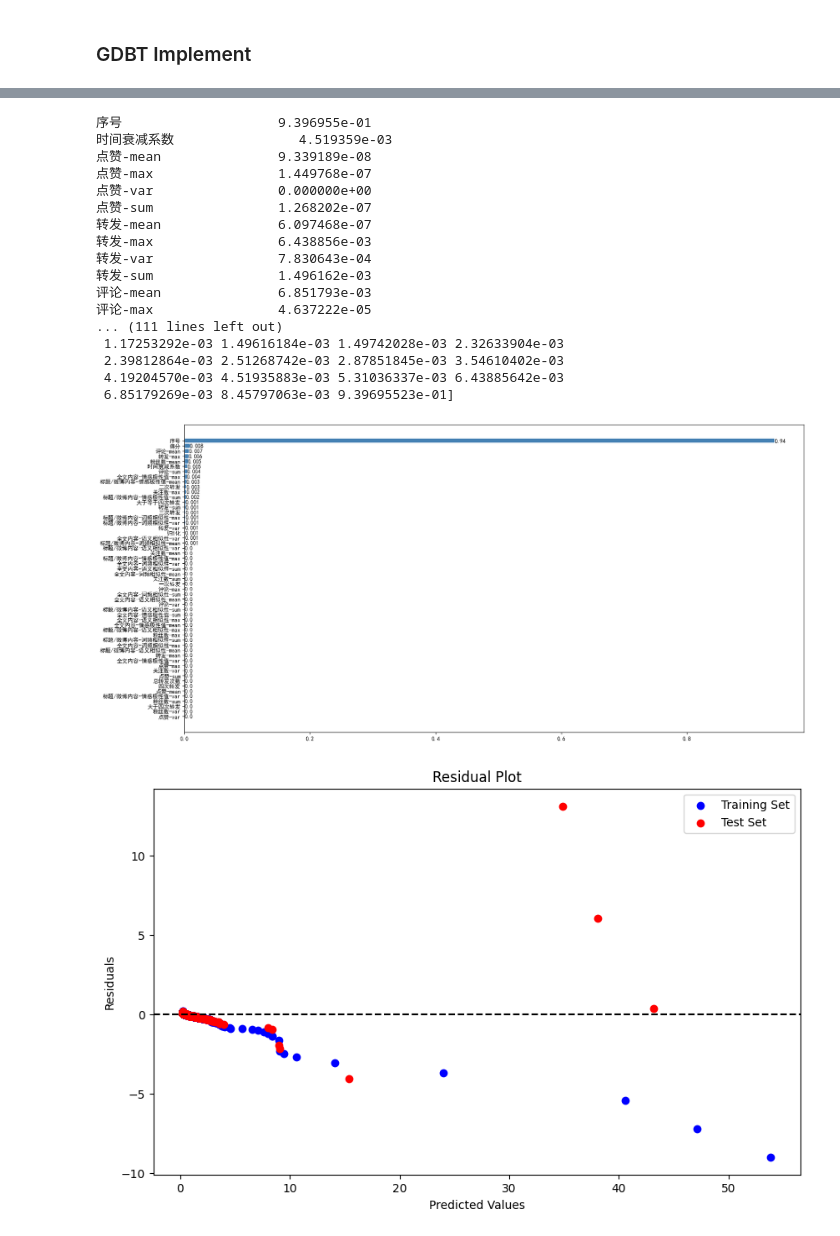
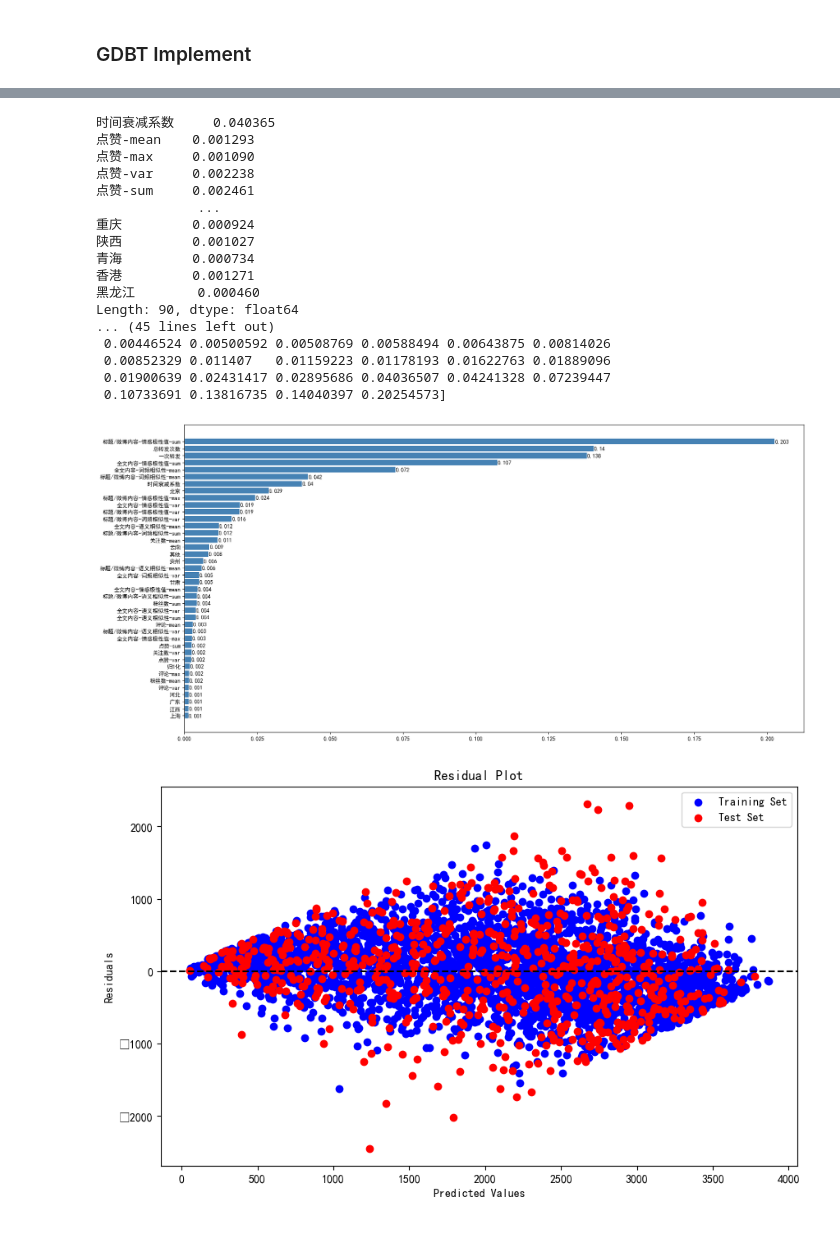
Before and after one commit to Simon006/data_minig_contest_new_media, a Jupyter notebook: GDBT_training.ipynb, the cells around one changed output, grey strips where cells are left out. Cells and saved outputs as stored; diff of their text form; code cells hidden in the pictures.

```diff
--- a/GDBT_training.ipynb
+++ b/GDBT_training.ipynb
@@ -87,6 +103,7 @@ plt.show()
 # %%
 # 注意此处行号与excel中显示的行号数字减2
 y_data_clean = y_data.drop(y_data.index[removed_indices])
+y_data_clean_v2 = y_data_v2.drop(y_data_v2.index[removed_indices])
 # %%
 # check data shape
 assert y_data_clean.shape[0]==x_data_process.shape[0]
@@ -97,4 +115,7 @@ assert y_data.shape[0]==meta_data.shape[0]
 X_train, X_test, y_train, y_test = train_test_split(x_data_process, y_data_clean, test_size=0.2, random_state=1)
+# %%
+# 2
+X_train, X_test, y_train, y_test = train_test_split(x_data_process, y_data_clean_v2, test_size=0.2, random_state=1)
 # %%
 # X_train = X_train.drop("序号",axis=1)
 # X_test = X_test.drop("序号",axis=1)
@@ -126,10 +147,11 @@ best_params = grid_search.best_params_
 print("Best parameters:", best_params)
 
 # 保存最佳模型
-joblib.dump(grid_search.best_estimator_, 'best_model_7_15.pkl')
+joblib.dump(grid_search.best_estimator_, './models/best_model_7_15.pkl')
 
 # 加载最佳模型
-loaded_model = joblib.load('best_model_7_15.pkl')
+loaded_model = joblib.load('./models/best_model_7_15.pkl')
+
 
 # 使用加载的模型进行预测
 y_pred = loaded_model.predict(X_test)
@@ -190,7 +198,7 @@ print(Impt_Series)
 
 # Impt_Series.sort_values(ascending = True).plot('barh')
 Impt_Series = Impt_Series.sort_values(ascending = True)
-
+Impt_Series = Impt_Series[50:]
 print(Impt_Series)
 print(list(Impt_Series.index))
 Y = list(Impt_Series.index)
@@ -210,44 +218,48 @@ for y,x in enumerate(Impt_Series.values):
 plt.savefig("./data/GDBT_feature_importance.jpg")
 plt.show()
 # %% [output]
-序号                    9.396955e-01
-时间衰减系数                4.519359e-03
-点赞-mean               9.339189e-08
-点赞-max                1.449768e-07
-点赞-var                0.000000e+00
-点赞-sum                1.268202e-07
-转发-mean               6.097468e-07
-转发-max                6.438856e-03
-转发-var                7.830643e-04
-转发-sum                1.496162e-03
-评论-mean               6.851793e-03
-评论-max                4.637222e-05
-... (111 lines left out)
- 1.17253292e-03 1.49616184e-03 1.49742028e-03 2.32633904e-03
- 2.39812864e-03 2.51268742e-03 2.87851845e-03 3.54610402e-03
- 4.19204570e-03 4.51935883e-03 5.31036337e-03 6.43885642e-03
- 6.85179269e-03 8.45797063e-03 9.39695523e-01]
+时间衰减系数     0.040365
+点赞-mean    0.001293
+点赞-max     0.001090
+点赞-var     0.002238
+点赞-sum     0.002461
+             ...
+重庆         0.000924
+陕西         0.001027
+青海         0.000734
+香港         0.001271
+黑龙江        0.000460
+Length: 90, dtype: float64
+... (45 lines left out)
+ 0.00446524 0.00500592 0.00508769 0.00588494 0.00643875 0.00814026
+ 0.00852329 0.011407   0.01159223 0.01178193 0.01622763 0.01889096
+ 0.01900639 0.02431417 0.02895686 0.04036507 0.04241328 0.07239447
+ 0.10733691 0.13816735 0.14040397 0.20254573]
-[figure, old version]
+[figure, new version]
 # %%
+# 中文
+plt.rcParams['font.family'] = ['sans-serif']
+plt.rcParams['font.sans-serif'] = ['SimHei']
 
 # 在训练集和测试集上进行预测
 y_train_pred = loaded_model.predict(X_train)
 y_test_pred = loaded_model.predict(X_test)
+
 
 # 计算预测与真实值之间的残差
 train_residuals = y_train_pred - y_train
 test_residuals = y_test_pred - y_test
 
 # 绘制残差图
 plt.figure(figsize=(10, 6))
 plt.scatter(y_train_pred, train_residuals, c='blue', label='Training Set')
 plt.scatter(y_test_pred, test_residuals, c='red', label='Test Set')
 plt.axhline(y=0, color='black', linestyle='--')
 plt.xlabel('Predicted Values')
 plt.ylabel('Residuals')
 plt.title('Residual Plot')
 plt.legend()
 plt.savefig('./data/Residual_Plot_all_data.jpg')
 plt.show()
 # %% [output]
-[figure, old version]
+[figure, new version]
```
Also changed, not shown: parts of 6 cells of this notebook, 7 other files.
